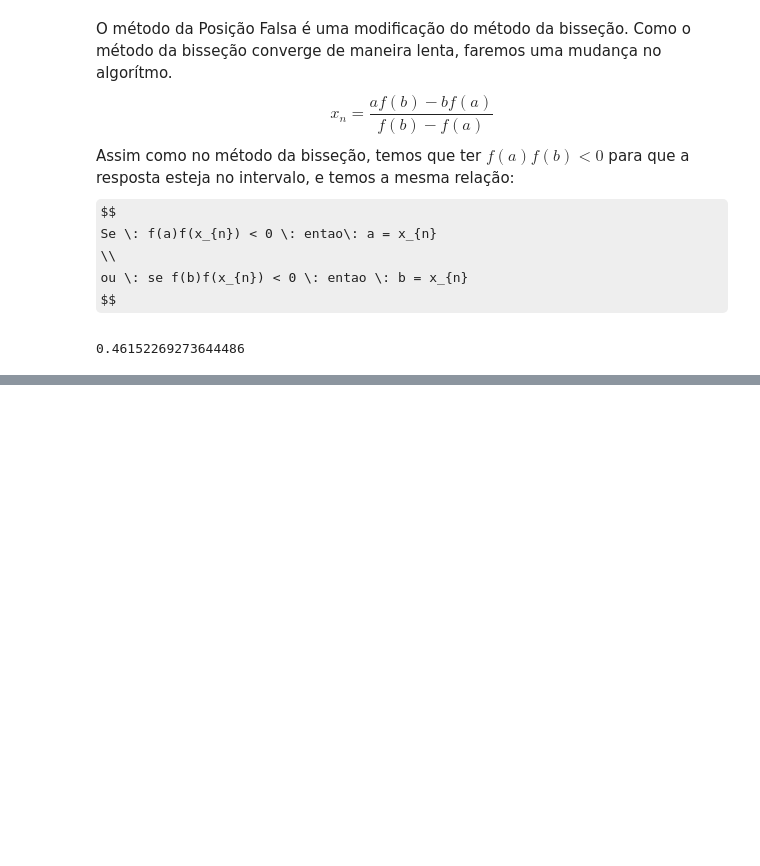
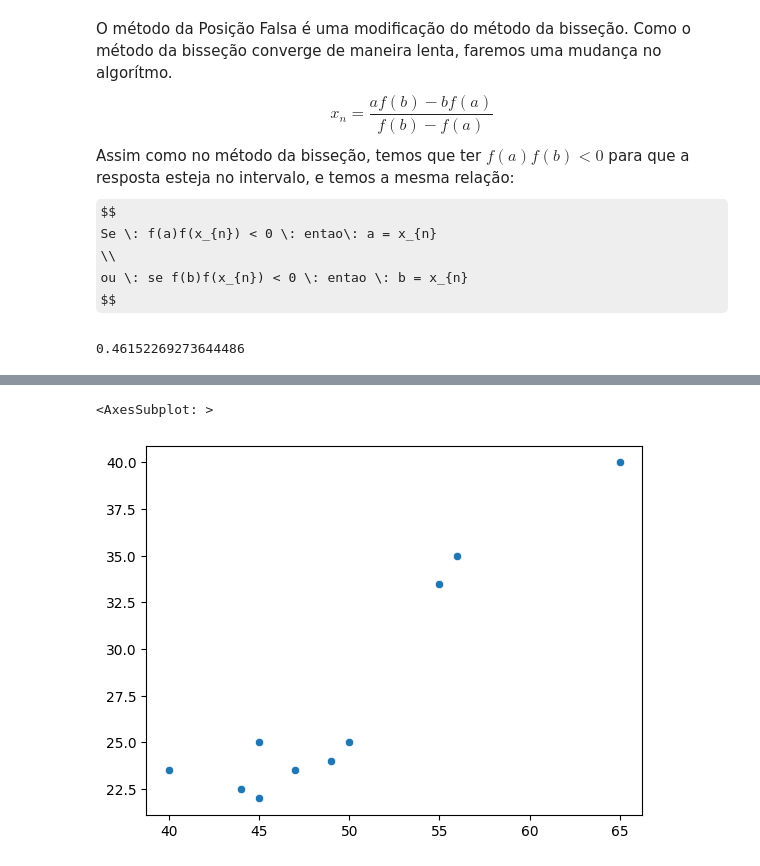
Before and after one commit to Lucas-E/calculoNumerico, a Jupyter notebook: listaCalculoNumerico.ipynb, the cells around one changed output, grey strips where cells are left out. Cells and saved outputs as stored; diff of their text form; code cells hidden in the pictures; some formulas as TeX source; blank space fills up the shorter version.

```diff
--- a/listaCalculoNumerico.ipynb
+++ b/listaCalculoNumerico.ipynb
@@ -344,0 +347,14 @@ Percebemos, então
+# %%
+tabela = np.array([
+    [49, 24],
+    [65, 40],
+    [45, 25],
+    [40, 23.5],
+    [55, 33.5],
+    [45,22],
+    [44,22.5],
+    [47, 23.5],
+    [50, 25],
+    [56,35]
+])
+df = pd.DataFrame(tabela, columns = ['Peso', 'Rend. Carcaça'])
@@ -344,0 +377,8 @@ Percebemos, então
+# %%
+x = np.array(df.loc[:, 'Peso'])
+y = np.array(df.loc[:, 'Rend. Carcaça'])
+# %%
+sns.scatterplot(x=x, y=y)
+# %% [output]
+<AxesSubplot: >
+[figure, added]
```
Also changed, not shown: parts of 16 cells of this notebook.
